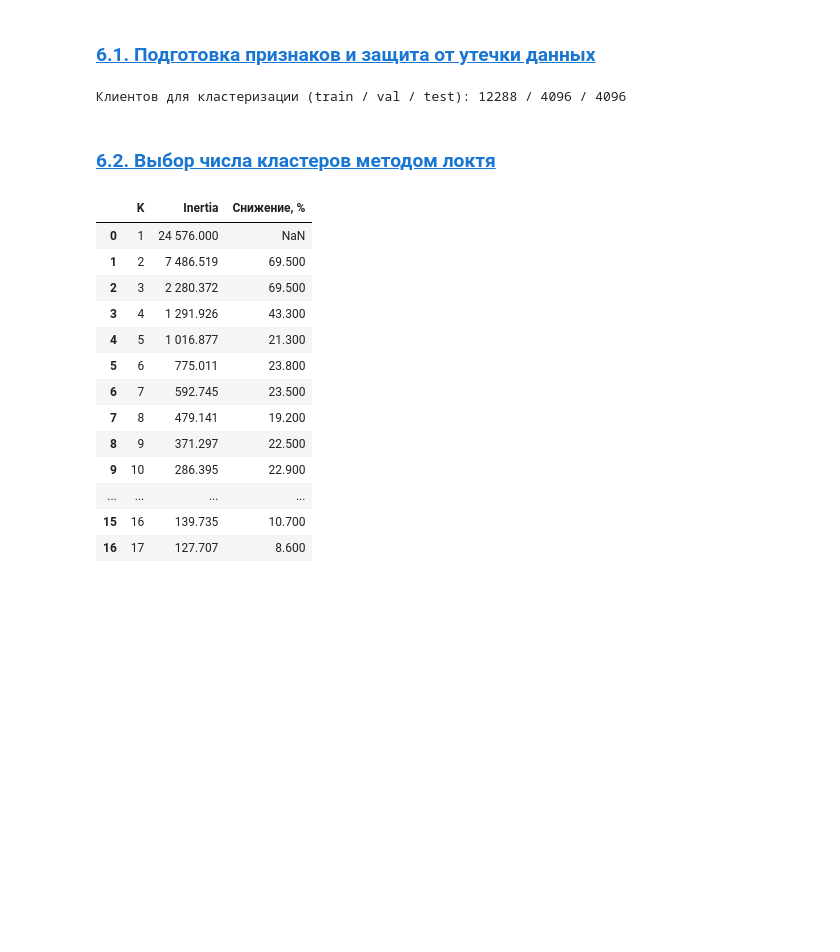
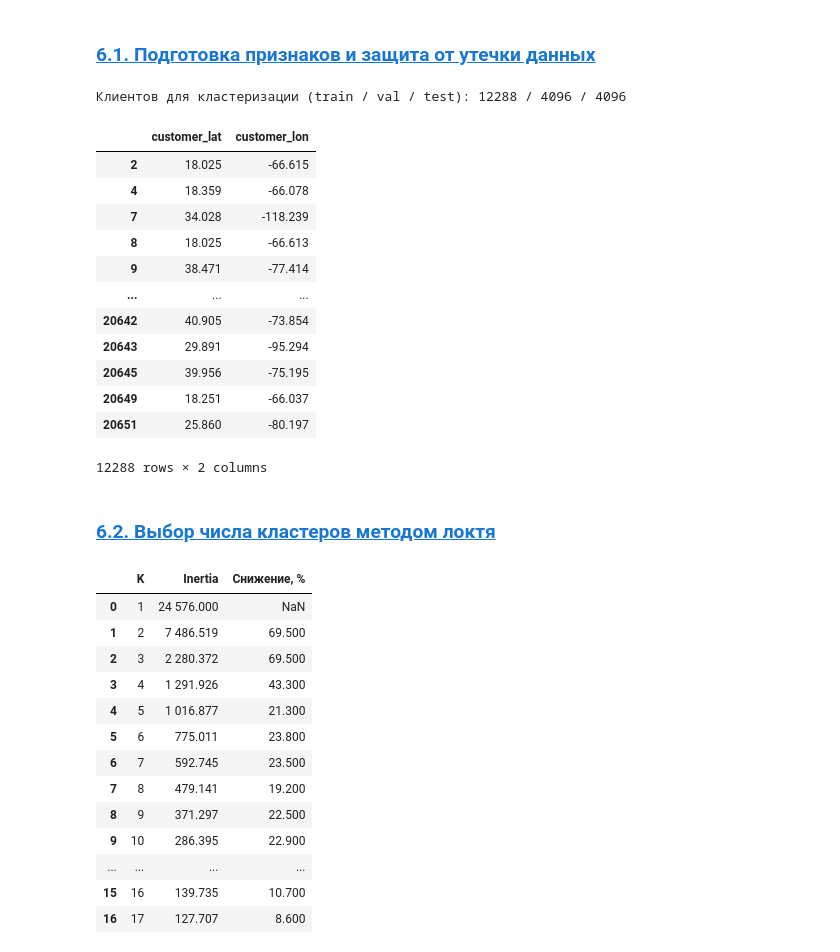
Before and after one commit to MEYakunin/Sprint18_Delivery_Delay_Prediction, a Jupyter notebook: Sprint18_Delivery_Delay_Prediction_Yakunin_Mikl.ipynb, the cells around one changed output. Cells and saved outputs as stored; diff of their text form; code cells hidden in the pictures; blank space fills up the shorter version.

```diff
--- a/Sprint18_Delivery_Delay_Prediction_Yakunin_Mikl.ipynb
+++ b/Sprint18_Delivery_Delay_Prediction_Yakunin_Mikl.ipynb
@@ -1048,5 +1048,21 @@ test_geo = df_customers_clean[df_customers_clean['customer_id'].isin(test_custom
 print(f'Клиентов для кластеризации (train / val / test): {train_geo.shape[0]} / {val_geo.shape[0]} / {test_geo.shape[0]}')
 # %% [output]
 Клиентов для кластеризации (train / val / test): 12288 / 4096 / 4096
+# %%
+train_geo
+# %% [output]
+|  | customer_lat | customer_lon |
+| 2 | 18.025 | -66.615 |
+| 4 | 18.359 | -66.078 |
+| 7 | 34.028 | -118.239 |
+| 8 | 18.025 | -66.613 |
+| 9 | 38.471 | -77.414 |
+| ... | ... | ... |
+| 20642 | 40.905 | -73.854 |
+| 20643 | 29.891 | -95.294 |
+| 20645 | 39.956 | -75.195 |
+| 20649 | 18.251 | -66.037 |
+| 20651 | 25.860 | -80.197 |
+12288 rows × 2 columns
 # %%
 # Создаем скайлер на train
```
Also changed, not shown: parts of 19 cells of this notebook, 4 other files.
